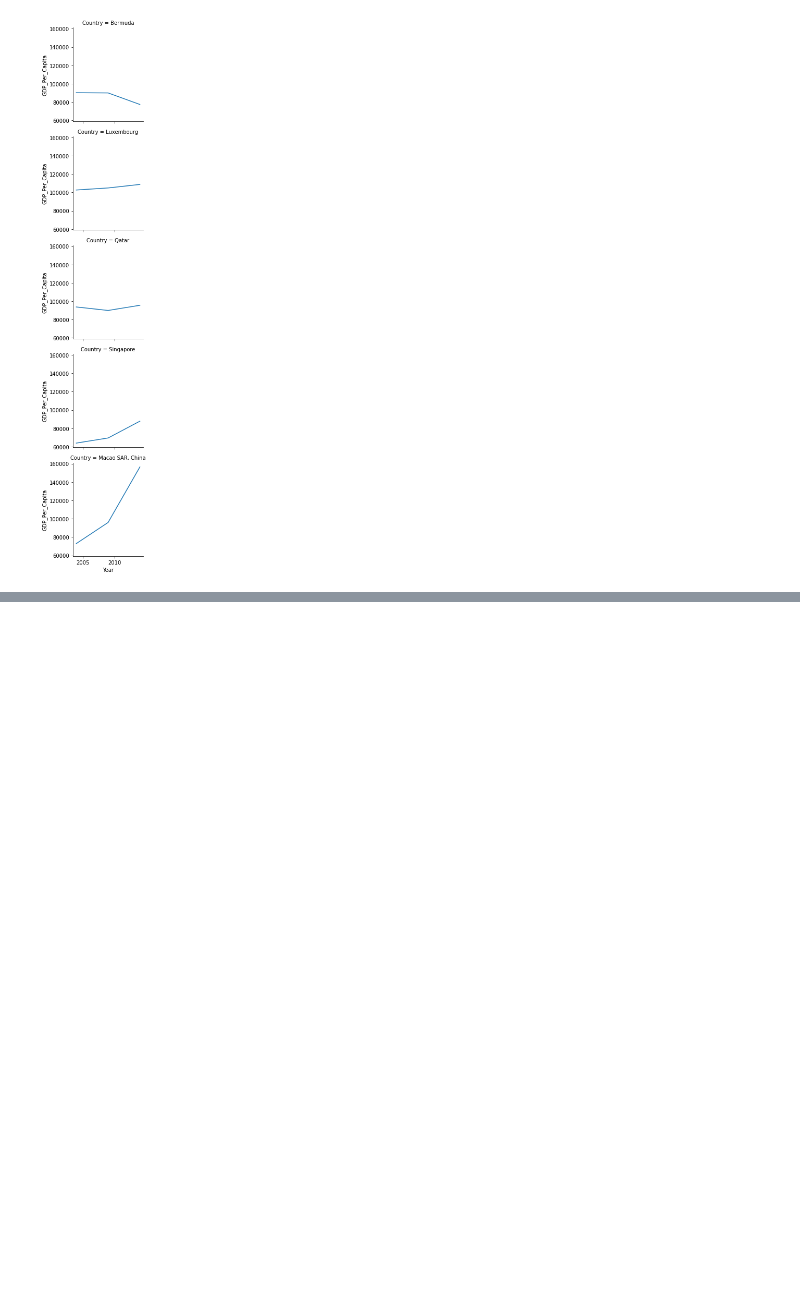
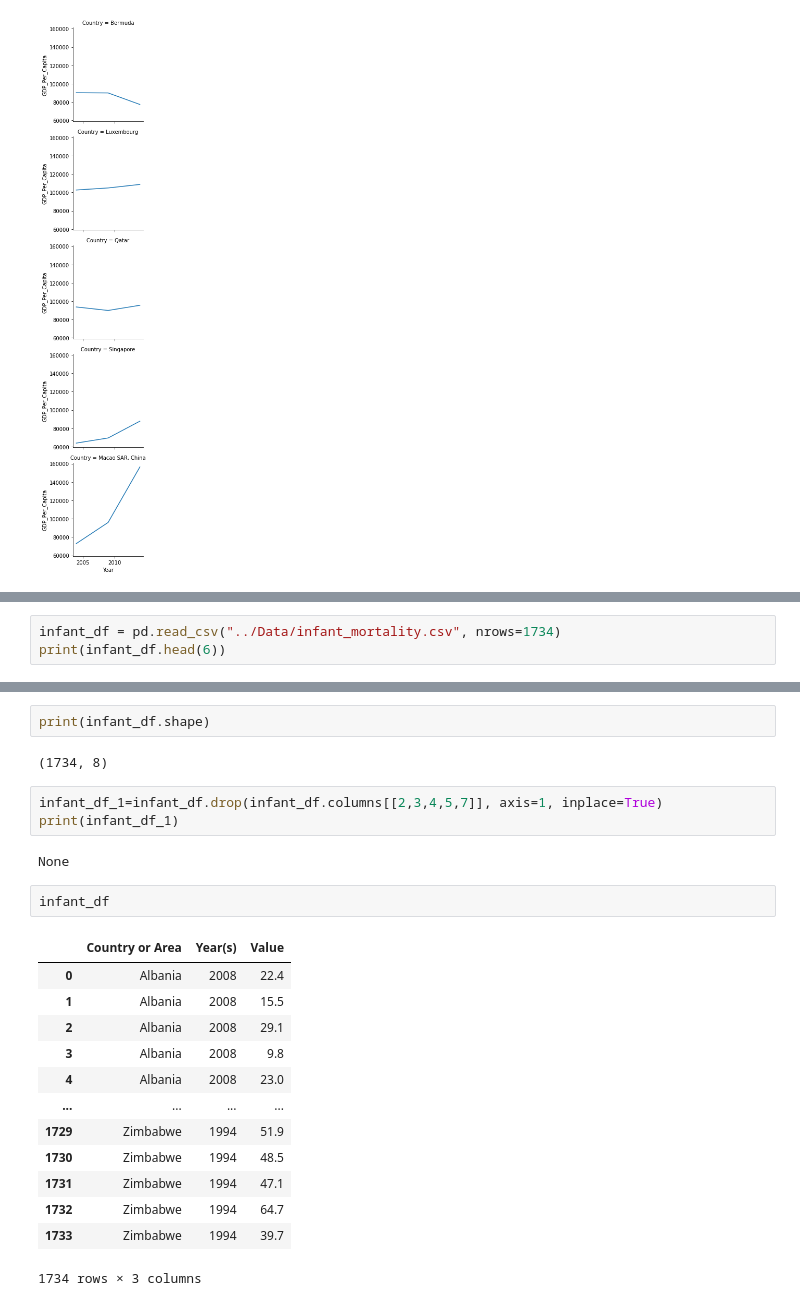
Before and after one commit to rebeccagwolfe/gdp-and-internet-usage-rebeccagwolfe, a Jupyter notebook: Notebooks/rwpython_notebook.ipynb, the cells around one changed output, grey strips where cells are left out. Saved outputs shown, nothing was run; the diff lists cells and outputs as text; blank space fills up the shorter version.

```diff
--- a/Notebooks/rwpython_notebook.ipynb
+++ b/Notebooks/rwpython_notebook.ipynb
@@ -877,0 +839,3 @@ print(gdp_and_internet_use)
+# %%
+infant_df = pd.read_csv("../Data/infant_mortality.csv", nrows=1734)
+print(infant_df.head(6))
@@ -877,0 +858,25 @@ print(gdp_and_internet_use)
+# %%
+print(infant_df.shape)
+# %% [output]
+(1734, 8)
+# %%
+infant_df_1=infant_df.drop(infant_df.columns[[2,3,4,5,7]], axis=1, inplace=True)
+print(infant_df_1)
+# %% [output]
+None
+# %%
+infant_df
+# %% [output]
+|  | Country or Area | Year(s) | Value |
+| 0 | Albania | 2008 | 22.4 |
+| 1 | Albania | 2008 | 15.5 |
+| 2 | Albania | 2008 | 29.1 |
+| 3 | Albania | 2008 | 9.8 |
+| 4 | Albania | 2008 | 23.0 |
+| ... | ... | ... | ... |
+| 1729 | Zimbabwe | 1994 | 51.9 |
+| 1730 | Zimbabwe | 1994 | 48.5 |
+| 1731 | Zimbabwe | 1994 | 47.1 |
+| 1732 | Zimbabwe | 1994 | 64.7 |
+| 1733 | Zimbabwe | 1994 | 39.7 |
+1734 rows × 3 columns
```
Also changed, not shown: parts of 39 cells of this notebook.
